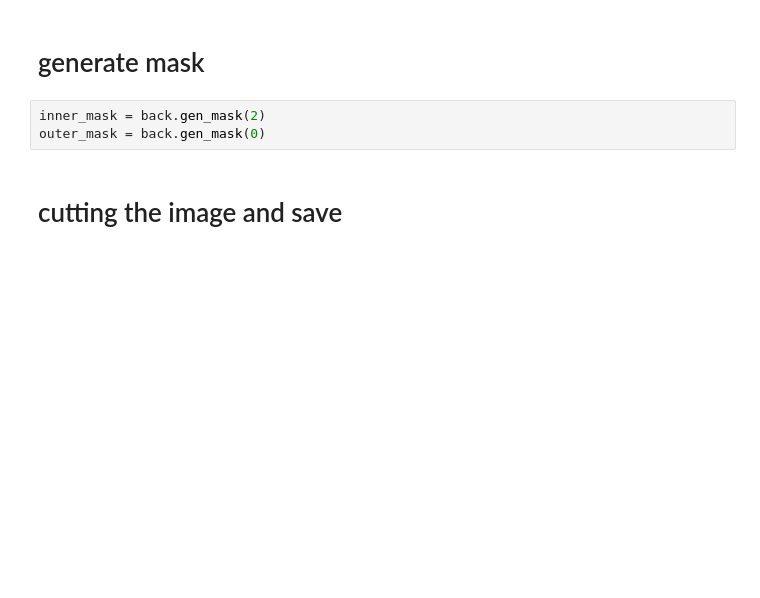
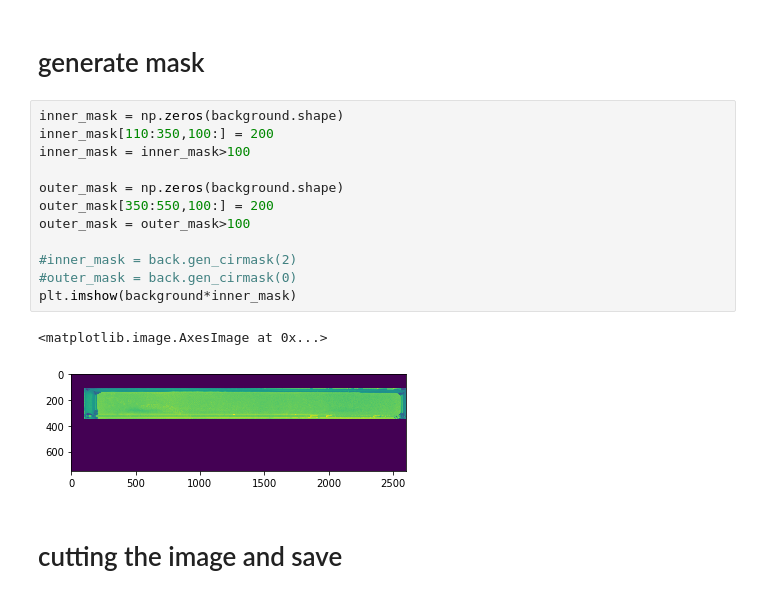
Before and after one commit to isis0517/ZippedFish, a Jupyter notebook: compress_alpha.ipynb, the cells around one changed output. Drawn from its saved outputs; the diff is of its cells as text; blank space fills up the shorter version.

```diff
--- a/compress_alpha.ipynb
+++ b/compress_alpha.ipynb
@@ -392,8 +587,20 @@ background = back.background
 # %% [markdown]
 # generate mask
-# %%
-inner_mask = back.gen_mask(2)
-outer_mask = back.gen_mask(0)
+# %%
+inner_mask = np.zeros(background.shape)
+inner_mask[110:350,100:] = 200
+inner_mask = inner_mask>100
+
+outer_mask = np.zeros(background.shape)
+outer_mask[350:550,100:] = 200
+outer_mask = outer_mask>100
+
+#inner_mask = back.gen_cirmask(2)
+#outer_mask = back.gen_cirmask(0)
+plt.imshow(background*inner_mask)
+# %% [output]
+<matplotlib.image.AxesImage at 0x...>
+[figure, added]
 # %% [markdown]
 # cutting the image and save
 # %%
```
Also changed, not shown: parts of 16 cells of this notebook.
